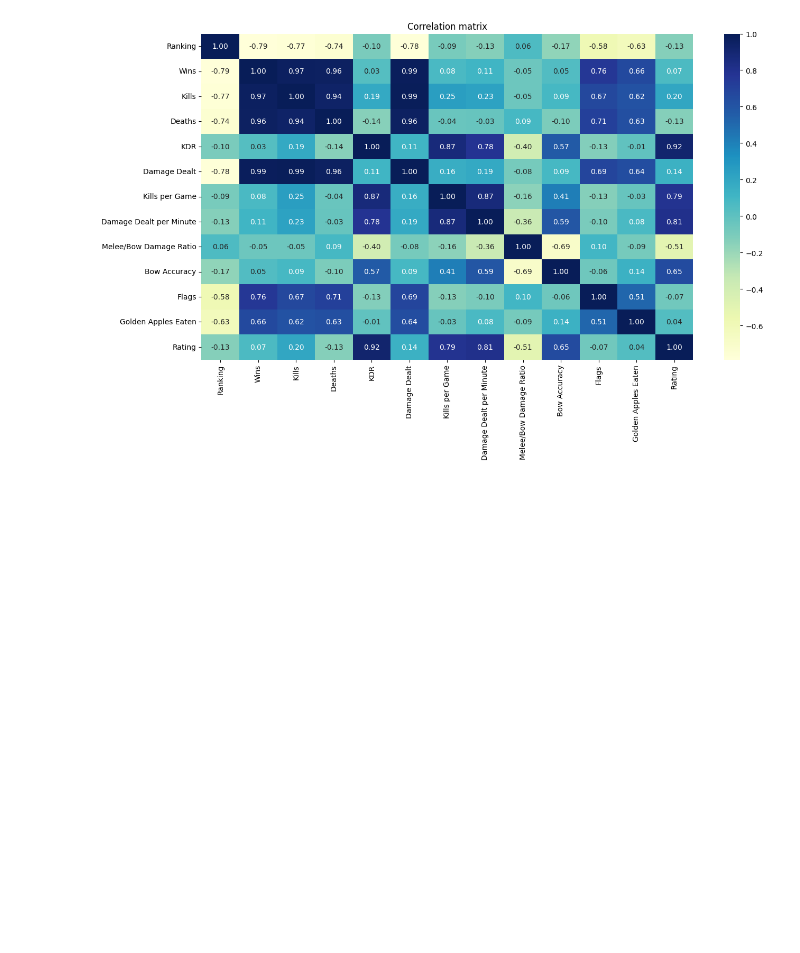
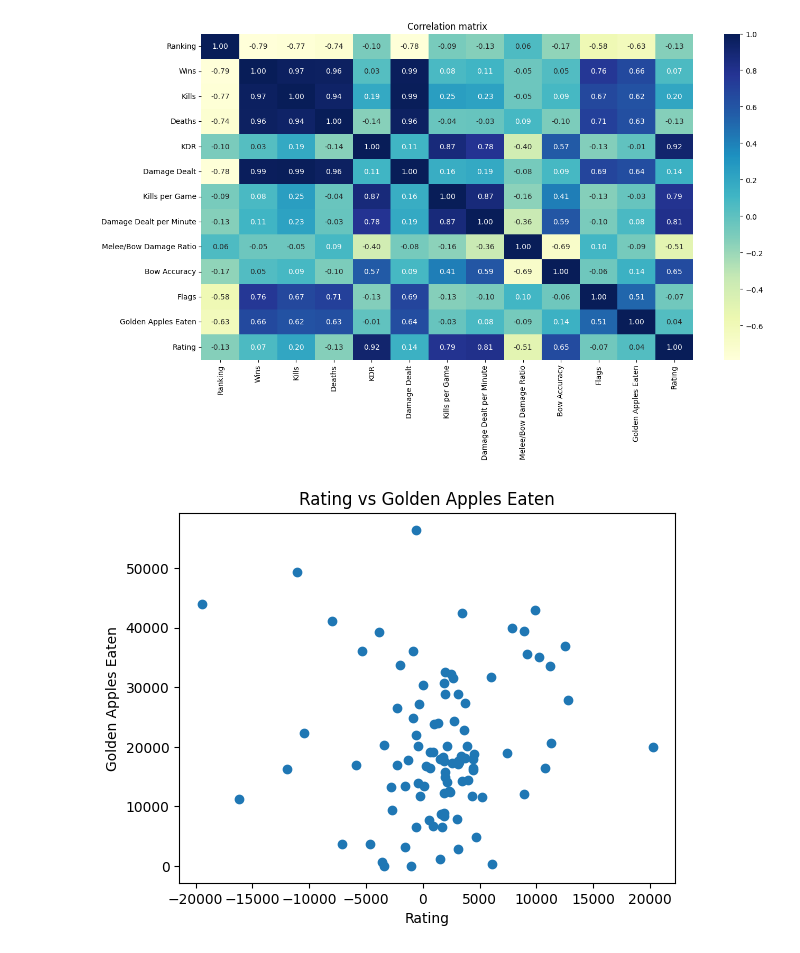
Before and after one commit to philipsinnott/Stratus, a Jupyter notebook: Stratus EDA.ipynb, the cells around one changed output. Cells and saved outputs as stored; diff of their text form; code cells hidden in the pictures; blank space fills up the shorter version.

```diff
--- a/Stratus EDA.ipynb
+++ b/Stratus EDA.ipynb
@@ -249,3 +317,20 @@ sns.heatmap(df_num.corr(),annot=True, fmt='0.2f', cmap='YlGnBu')
 # %% [output]
 <AxesSubplot: title={'center': 'Correlation matrix'}>
 [figure]
+# %%
+import matplotlib.pyplot as plt
+
+# Create the scatter plot
+plt.scatter(df['Rating'], df['Golden Apples Eaten'])
+
+# Add x and y labels
+plt.xlabel('Rating')
+plt.ylabel('Golden Apples Eaten')
+
+# Add a title
+plt.title('Rating vs Golden Apples Eaten')
+
+# Show plot
+plt.show()
+# %% [output]
+[figure, added]
```
Also changed, not shown: parts of 16 cells of this notebook.
